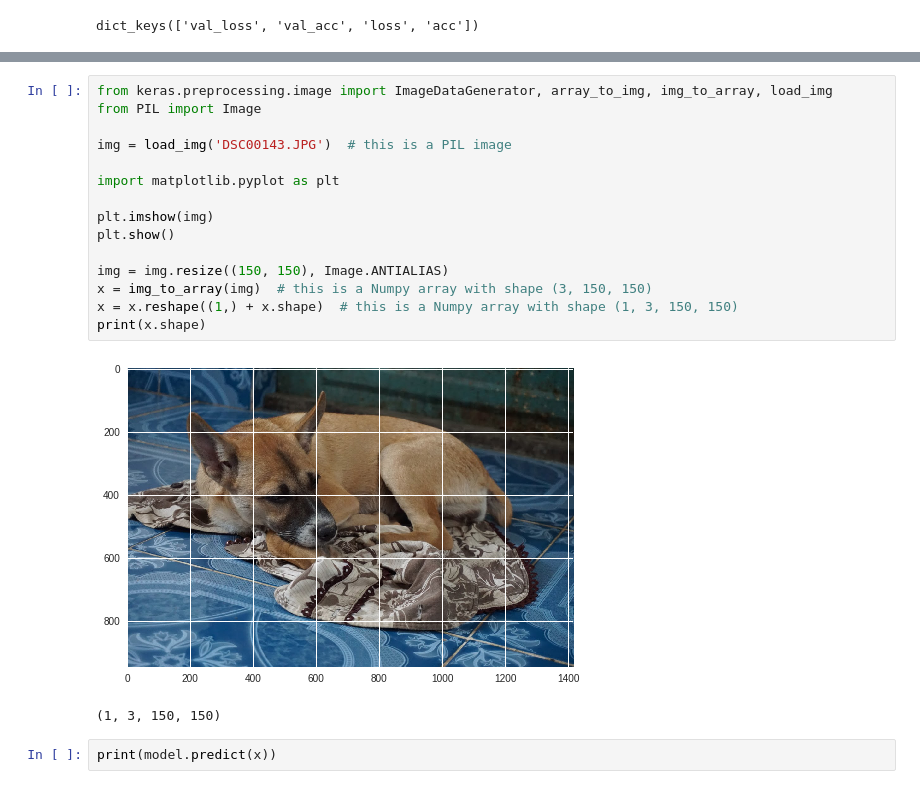
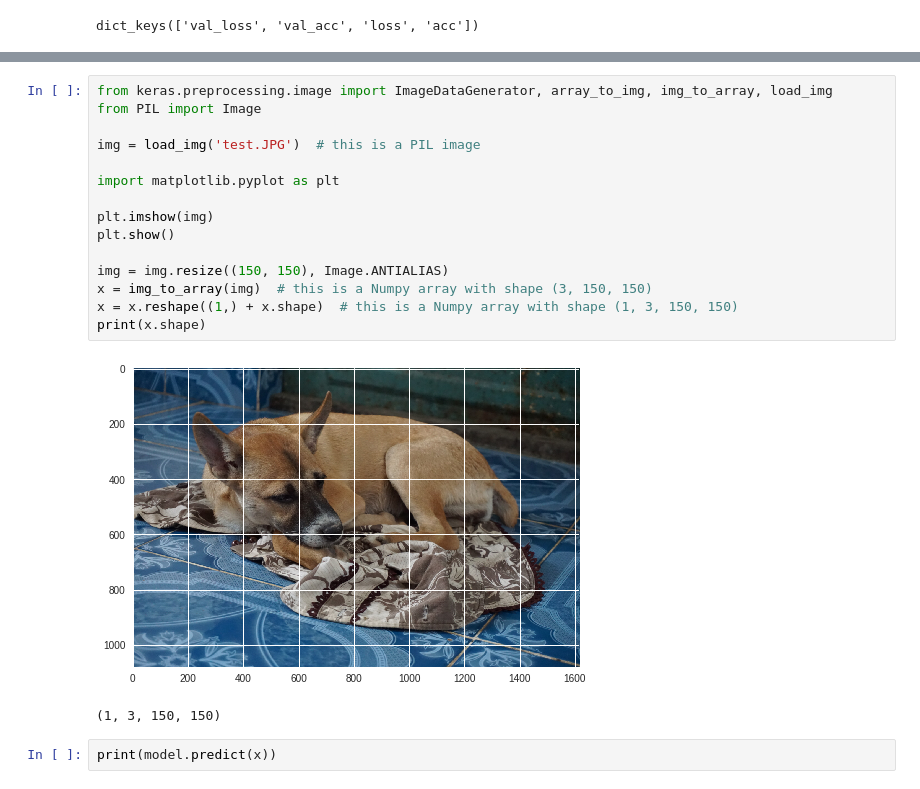
Before and after one commit to truongkhanhduy95/Kaggle-Challange, a Jupyter notebook: Dog vs Cat/Dog or Cat.ipynb, the cells around one changed output, grey strips where cells are left out. Saved outputs shown, nothing was run; the diff lists cells and outputs as text.

```diff
--- a/Dog vs Cat/Dog or Cat.ipynb
+++ b/Dog vs Cat/Dog or Cat.ipynb
@@ -165,20 +169,20 @@ Saving DSC00143.JPG to DSC00143 (1).JPG
 # %%
 from keras.preprocessing.image import ImageDataGenerator, array_to_img, img_to_array, load_img
 from PIL import Image
 
-img = load_img('DSC00143.JPG')  # this is a PIL image
+img = load_img('test.JPG')  # this is a PIL image
 
 import matplotlib.pyplot as plt
 
 plt.imshow(img)
 plt.show()
 
 img = img.resize((150, 150), Image.ANTIALIAS)
 x = img_to_array(img)  # this is a Numpy array with shape (3, 150, 150)
 x = x.reshape((1,) + x.shape)  # this is a Numpy array with shape (1, 3, 150, 150)
 print(x.shape)
 # %% [output]
-[figure, old version]
+[figure, new version]
 (1, 3, 150, 150)
 # %%
 print(model.predict(x))
```
Also changed, not shown: parts of 6 cells of this notebook.
